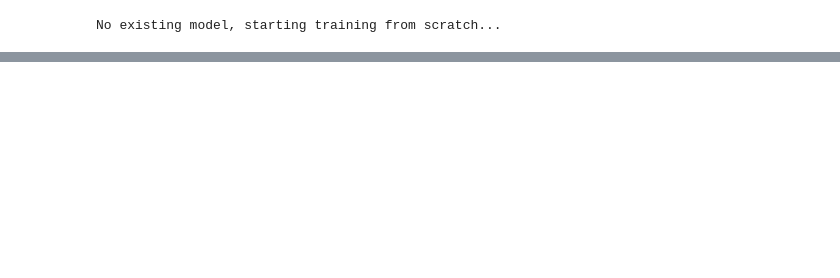
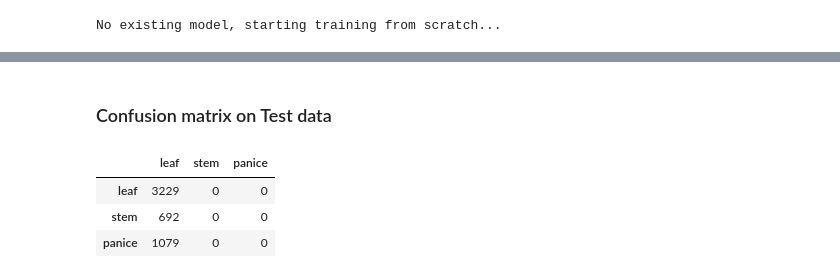
Before and after one commit to ddavarakis/testbed, a Jupyter notebook: PointNet++/my_pointnet_pp_seg_pytorch.ipynb, the cells around one changed output, grey strips where cells are left out. Cells and saved outputs as stored; diff of their text form; code cells hidden in the pictures; blank space fills up the shorter version.

```diff
--- a/PointNet++/my_pointnet_pp_seg_pytorch.ipynb
+++ b/PointNet++/my_pointnet_pp_seg_pytorch.ipynb
@@ -709,0 +824,20 @@ Best inctance avg mIOU is: 0.35095
+# %% [markdown]
+### Confusion matrix on Test data
+# %%
+total_test_targets = np.array(total_test_targets)
+total_test_preds = np.array(total_test_preds)
+
+
+
+
+
+test_confusion = pd.DataFrame(confusion_matrix(total_test_targets, total_test_preds),
+                              columns=categories,
+                              index=categories)
+
+test_confusion
+# %% [output]
+|  | leaf | stem | panice |
+| leaf | 3229 | 0 | 0 |
+| stem | 692 | 0 | 0 |
+| panice | 1079 | 0 | 0 |
```
Also changed, not shown: parts of 20 cells of this notebook, 2 other files.
